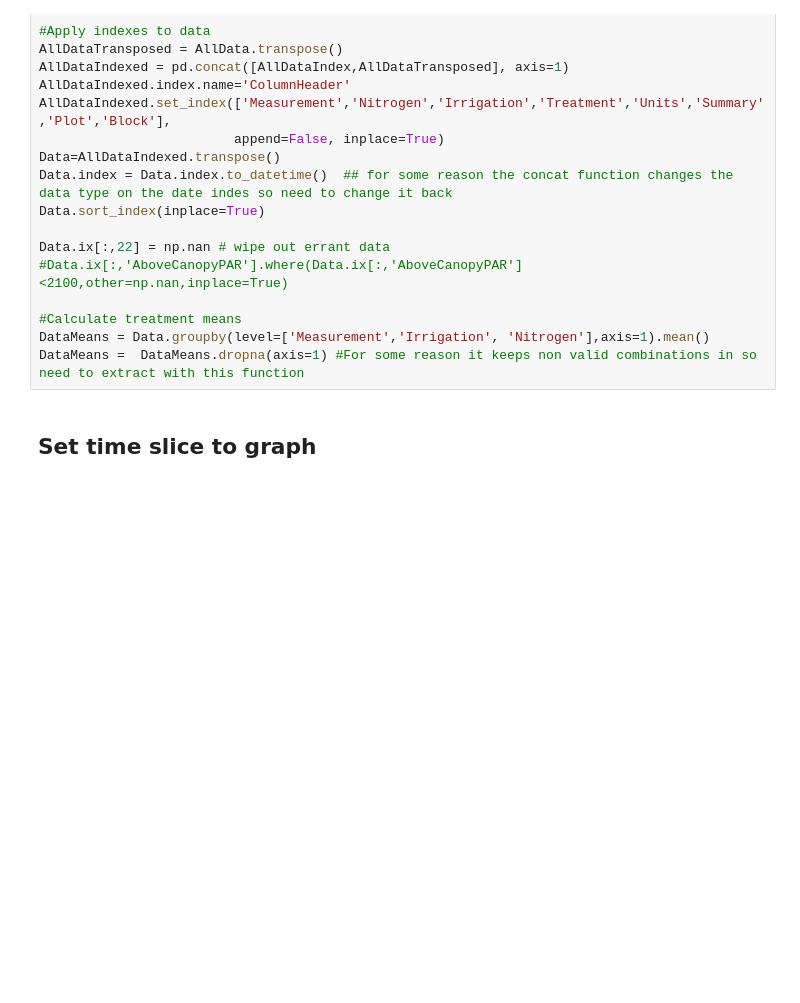
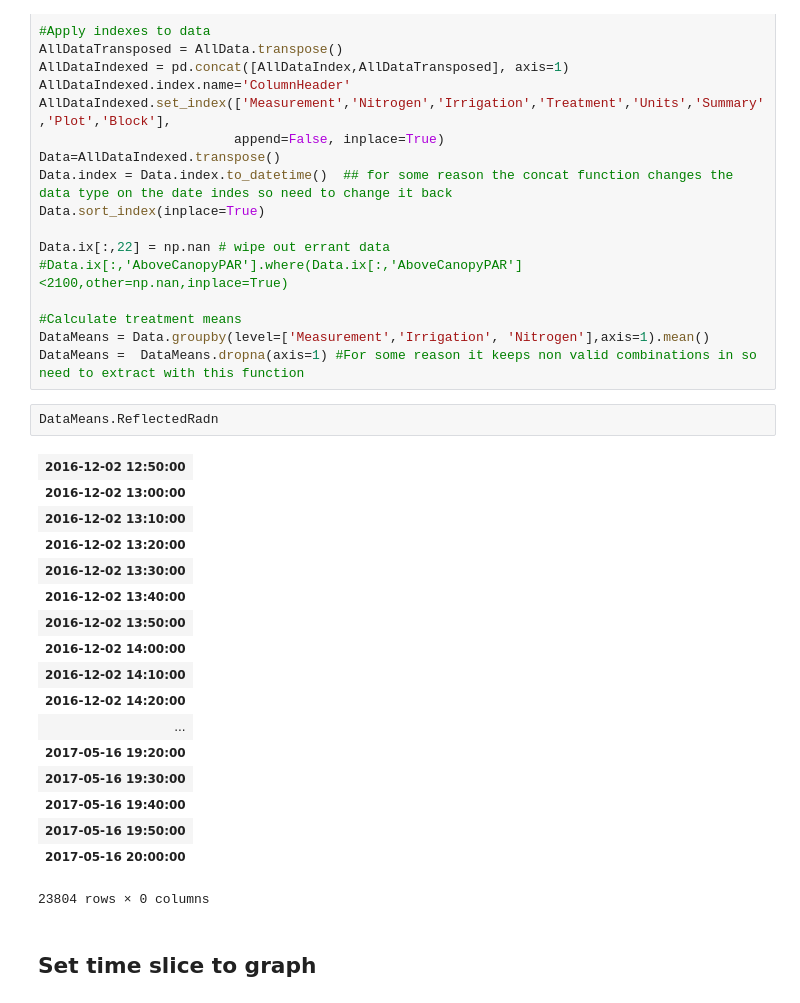
Before and after one commit to HamishBrownPFR/RainShelterFodderBeet, a Jupyter notebook: RadnAndTempCheckAndSetup.ipynb, the cells around one changed output. Drawn from its saved outputs; the diff is of its cells as text; blank space fills up the shorter version.

```diff
--- a/RadnAndTempCheckAndSetup.ipynb
+++ b/RadnAndTempCheckAndSetup.ipynb
@@ -34,6 +34,26 @@ Data.ix[:,22] = np.nan # wipe out errant data
 #Calculate treatment means
 DataMeans = Data.groupby(level=['Measurement','Irrigation', 'Nitrogen'],axis=1).mean()
 DataMeans =  DataMeans.dropna(axis=1) #For some reason it keeps non valid combinations in so need to extract with this function
+# %%
+DataMeans.ReflectedRadn
+# %% [output]
+| 2016-12-02 12:50:00 |
+| 2016-12-02 13:00:00 |
+| 2016-12-02 13:10:00 |
+| 2016-12-02 13:20:00 |
+| 2016-12-02 13:30:00 |
+| 2016-12-02 13:40:00 |
+| 2016-12-02 13:50:00 |
+| 2016-12-02 14:00:00 |
+| 2016-12-02 14:10:00 |
+| 2016-12-02 14:20:00 |
+| ... |
+| 2017-05-16 19:20:00 |
+| 2017-05-16 19:30:00 |
+| 2017-05-16 19:40:00 |
+| 2017-05-16 19:50:00 |
+| 2017-05-16 20:00:00 |
+23804 rows × 0 columns
 # %% [markdown]
 ## Set time slice to graph
 # %%
```
Also changed, not shown: parts of 17 cells of this notebook, 1 other file.
